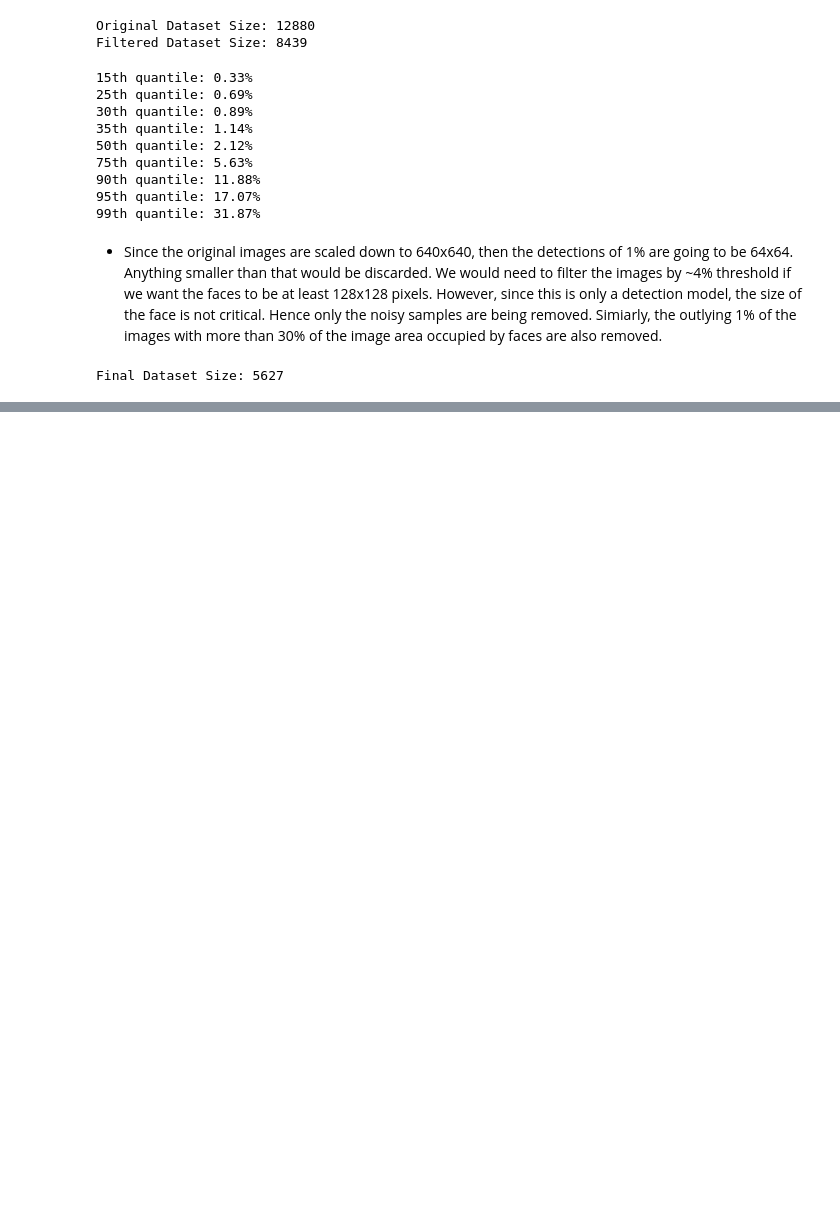
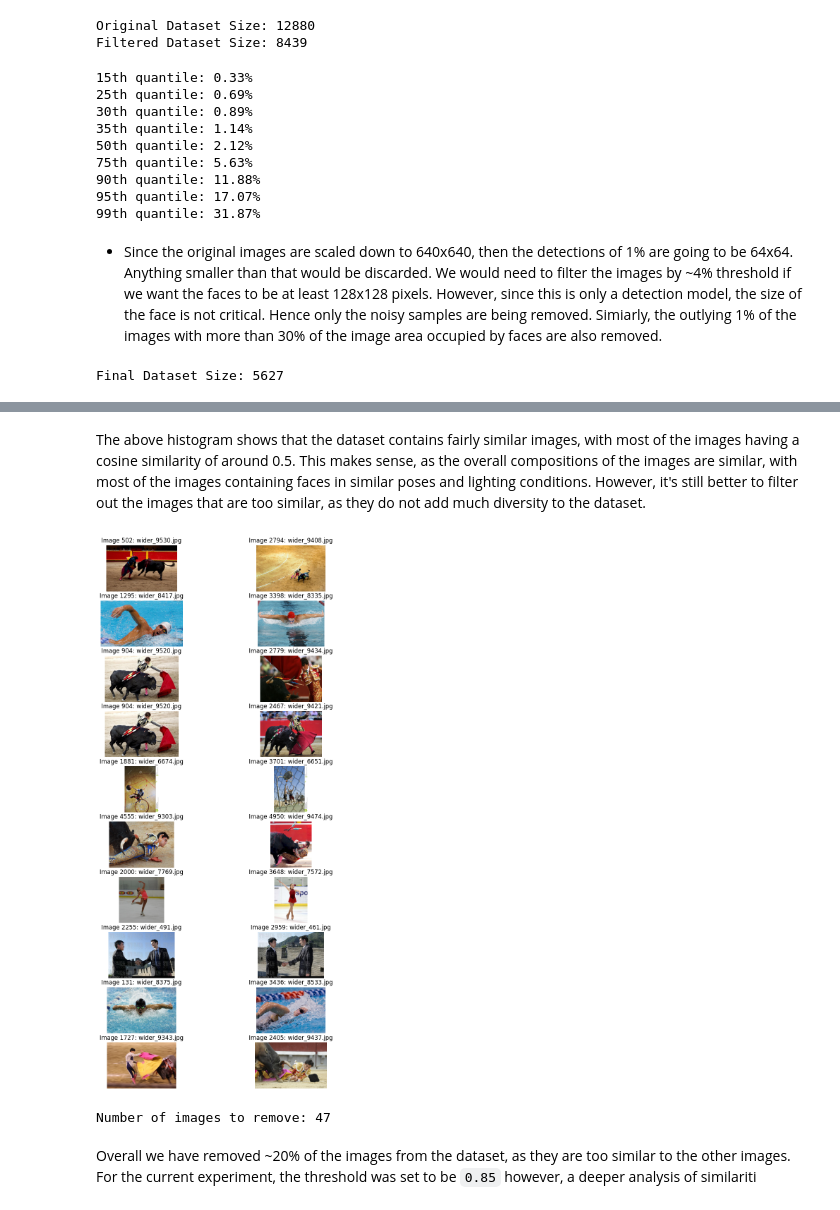
Before and after one commit to Akhil-Theerthala/Task1-Face-Detection-Rust, a Jupyter notebook: data_filter.ipynb, the cells around one changed output, grey strips where cells are left out. Drawn from its saved outputs; the diff is of its cells as text; code cells hidden in the pictures; blank space fills up the shorter version.

```diff
--- a/data_filter.ipynb
+++ b/data_filter.ipynb
@@ -85,0 +172,59 @@ for filtered_file in bounding_boxes:
+# %% [markdown]
+The above histogram shows that the dataset contains fairly similar images, with most of the images having a cosine similarity of around 0.5. This makes sense, as the overall compositions of the images are similar, with most of the images containing faces in similar poses and lighting conditions. However, it's still better to filter out the images that are too similar, as they do not add much diversity to the dataset.
+# %%
+similarity_mask = cosine_similarities >0.9
+#change the diagonal to False
+np.fill_diagonal(similarity_mask, False)
+similarity_mask = similarity_mask.astype(int)
+#get the indices of the images that are True in the mask as [i,j] pairs
+indices = np.argwhere(similarity_mask)
+
+#get unique pairs of indices
+unique_pairs = set()
+for i, j in indices:
+    unique_pairs.add((int(min(i, j)), int(max(i, j))))
+
+#plot a few unique pairs of images that are similar
+import random
+unique_pairs = list(unique_pairs)
+sample_pairs = random.sample(range(len(unique_pairs)), 10)
+sample_pairs = [(unique_pairs[i][0], unique_pairs[i][1]) for i in sample_pairs]
+fig, axes = plt.subplots(nrows=len(sample_pairs), ncols=2, figsize=(
+    10, 2 * len(sample_pairs)), squeeze=False)
+
+
+for i, (idx1, idx2) in enumerate(sample_pairs):
+    img1 = Image.open(os.path.join(filtered_images, images[idx1]))
+    img2 = Image.open(os.path.join(filtered_images, images[idx2]))
+
+    axes[i, 0].imshow(img1)
+    axes[i, 0].set_title(f"Image {idx1}: {images[idx1]}")
+    axes[i, 0].axis('off')
+
+    axes[i, 1].imshow(img2)
+    axes[i, 1].set_title(f"Image {idx2}: {images[idx2]}")
+    axes[i, 1].axis('off')
+# %% [output]
+[figure, added]
+# %%
+
+#convert it into a dict with key as the first index and value as a list of second indices
+similarity_dict = {}
+for i, j in unique_pairs:
+    if i not in similarity_dict:
+        similarity_dict[i] = []
+    similarity_dict[i].append(j)
+len(list(similarity_dict.keys()))
+
+#sort similarity_dict by the keys
+sorted_similarity_dict = dict(sorted(similarity_dict.items(), key=lambda item: item[0]))
+
+images_to_remove = set()
+for key, values in sorted_similarity_dict.items():
+    for value in values:
+        images_to_remove.add(value)
+
+
+print("Number of images to remove:", len(images_to_remove))
+# %% [output]
+Number of images to remove: 47
@@ -85,0 +243,2 @@ for filtered_file in bounding_boxes:
+# %% [markdown]
+Overall we have removed ~20% of the images from the dataset, as they are too similar to the other images. For the current experiment, the threshold was set to be `0.85` however, a deeper analysis of similariti
```
Also changed, not shown: parts of 8 cells of this notebook.
